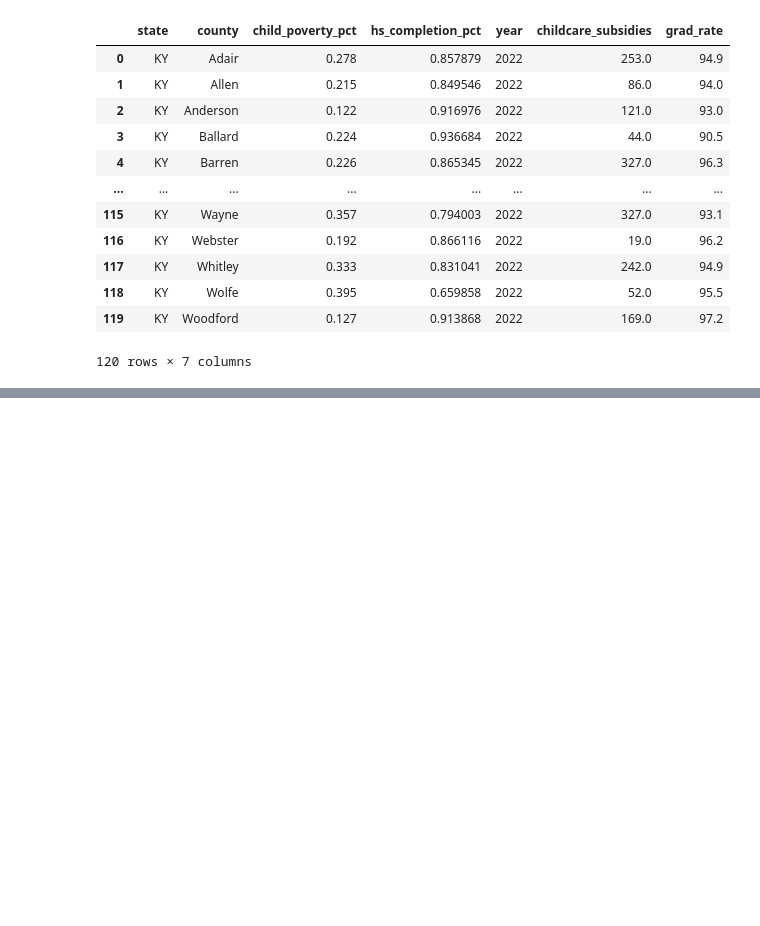
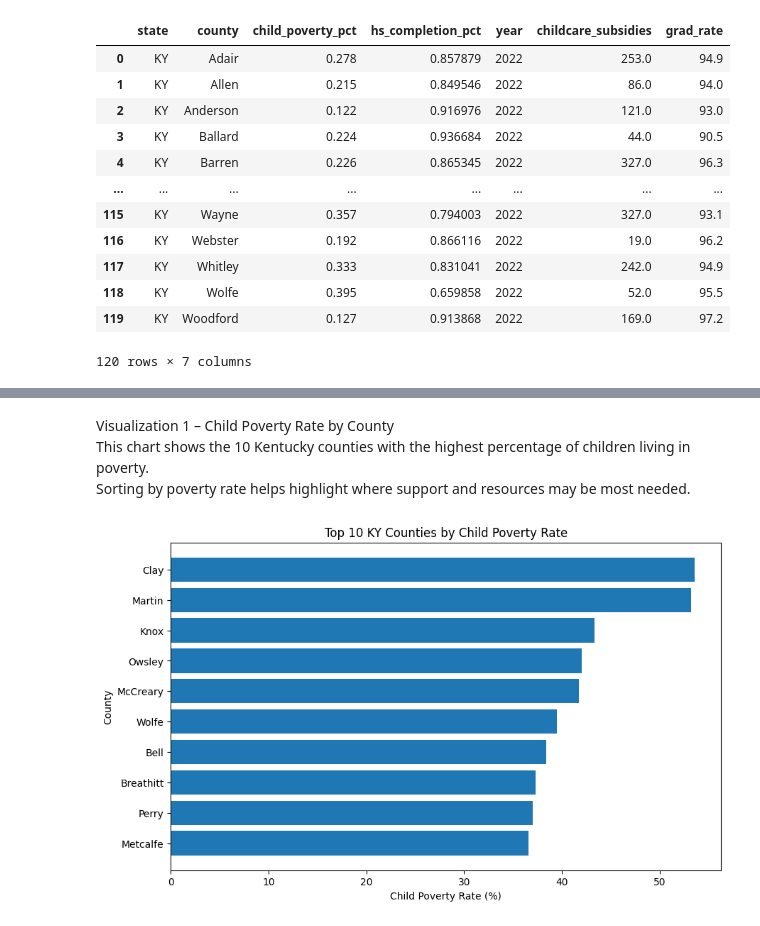
Before and after one commit to KCrowe03/KY-Kindergarten-Readiness, a Jupyter notebook: notebooks/analysis.ipynb, the cells around one changed output, grey strips where cells are left out. Drawn from its saved outputs; the diff is of its cells as text; code cells hidden in the pictures; blank space fills up the shorter version.

```diff
--- a/notebooks/analysis.ipynb
+++ b/notebooks/analysis.ipynb
@@ -221,0 +232,25 @@ final_df
+# %%
+# Connect to the SQLite database
+conn = sqlite3.connect("ky_readiness.db")
+
+# SQL query to join CHR, subsidies, and graduation
+sql_query = """
+SELECT
+    chr.state,
+    chr.county,
+    chr.child_poverty_pct,
+    chr.hs_completion_pct,
+    subsidies.childcare_subsidies,
+    graduation.grad_rate
+FROM chr
+LEFT JOIN subsidies
+    ON chr.county = subsidies.county
+LEFT JOIN graduation
+    ON chr.county = graduation.county
+"""
+
+final_sql_df = pd.read_sql_query(sql_query, conn)
+
+# Preview results
+print(f"Final dataset shape (SQL join): {final_sql_df.shape}")
+final_sql_df.head()
@@ -221,0 +311,18 @@ final_df
+# %% [markdown]
+Visualization 1 – Child Poverty Rate by County
+This chart shows the 10 Kentucky counties with the highest percentage of children living in poverty.
+Sorting by poverty rate helps highlight where support and resources may be most needed.
+# %%
+# Sort by child_poverty_pct and get top 10
+top10_poverty = final_sql_df.sort_values("child_poverty_pct", ascending=False).head(10)
+
+# Plot
+plt.figure(figsize=(10, 6))
+plt.barh(top10_poverty["county"], top10_poverty["child_poverty_pct"] * 100)  # multiply by 100 for %
+plt.xlabel("Child Poverty Rate (%)")
+plt.ylabel("County")
+plt.title("Top 10 KY Counties by Child Poverty Rate")
+plt.gca().invert_yaxis()  # highest at top
+plt.show()
+# %% [output]
+[figure, added]
```
Also changed, not shown: parts of 26 cells of this notebook.
